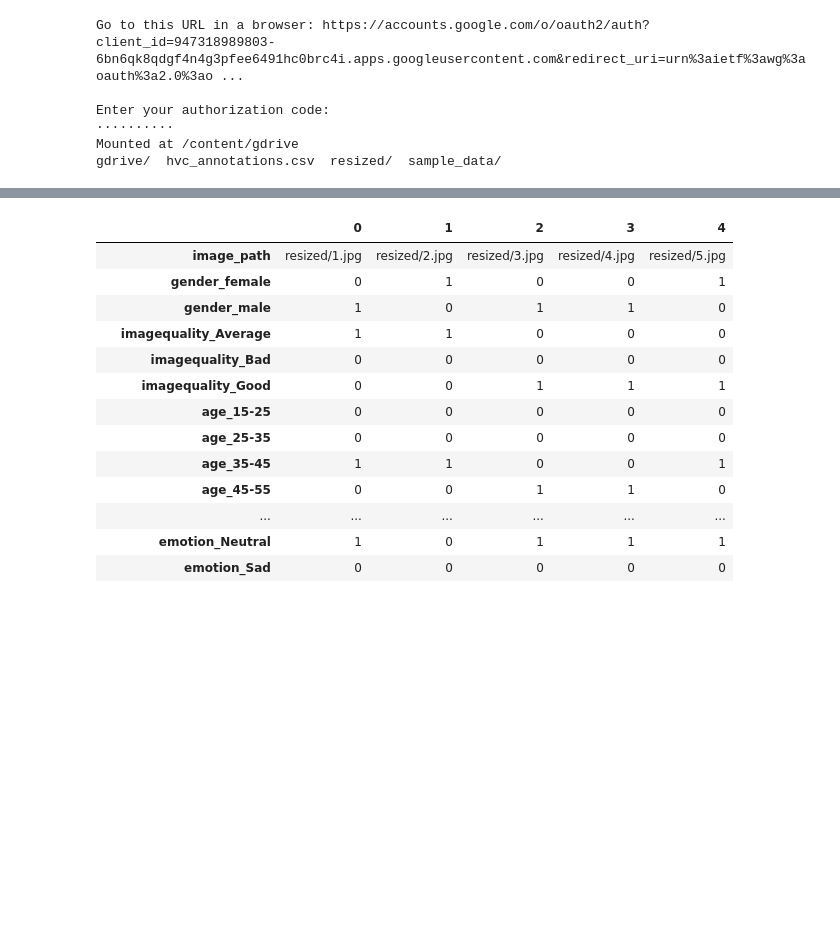
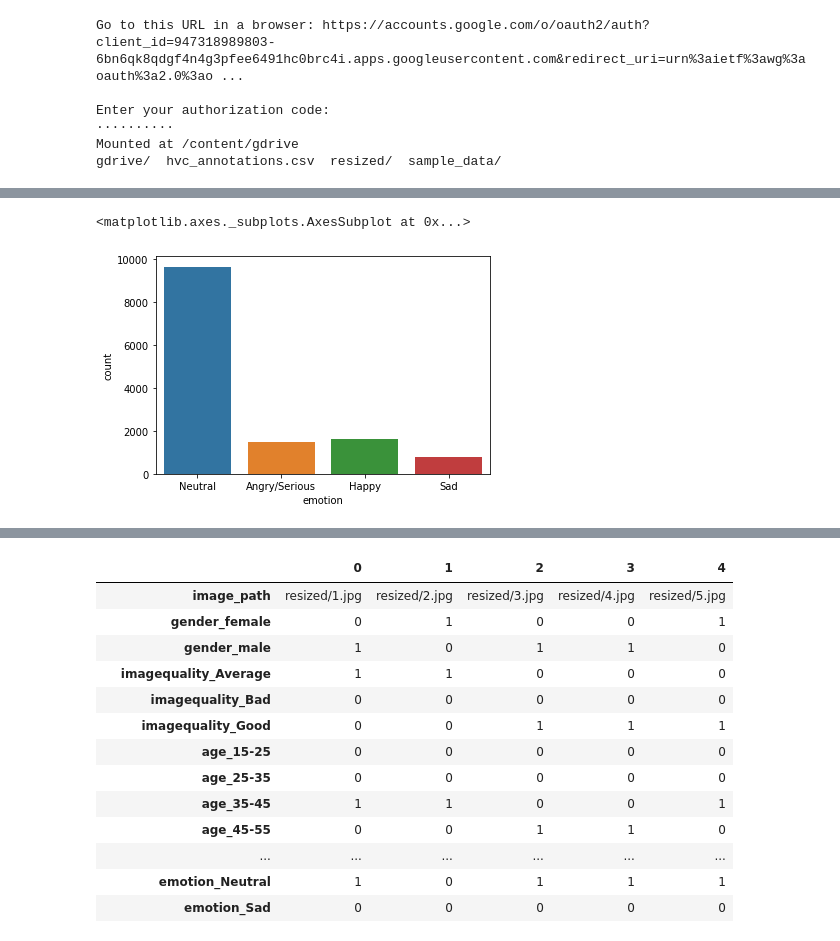
Before and after one commit to Balmukund151/TSAI, a Jupyter notebook: Assignment-5/Assignment_5.ipynb, the cells around one changed output, grey strips where cells are left out. Cells and saved outputs as stored; diff of their text form; code cells hidden in the pictures; blank space fills up the shorter version.

```diff
--- a/Assignment-5/Assignment_5.ipynb
+++ b/Assignment-5/Assignment_5.ipynb
@@ -55,3 +54,10 @@ df.head()
 | 2 | male | Good | 45-55 | normal-healthy | Grocery/Home/Plastic Bag | CantSee | Neutral | Front-Frontish | resized/3.jpg |
 | 3 | male | Good | 45-55 | normal-healthy | Daily/Office/Work Bag | Normal | Neutral | Front-Frontish | resized/4.jpg |
 | 4 | female | Good | 35-45 | slightly-overweight | None | CantSee | Neutral | Front-Frontish | resized/5.jpg |
+# %%
+sns.countplot(x='emotion',data=df)
+# This shows that the dataset is highly imbalanced for 'emotion'
+#and hence learning emotion would be difficult and would mostly predict 9500/13573=69.99%~70%
+# %% [output]
+<matplotlib.axes._subplots.AxesSubplot at 0x...>
+[figure, added]
```
Also changed, not shown: parts of 8 cells of this notebook, 1 other file.
